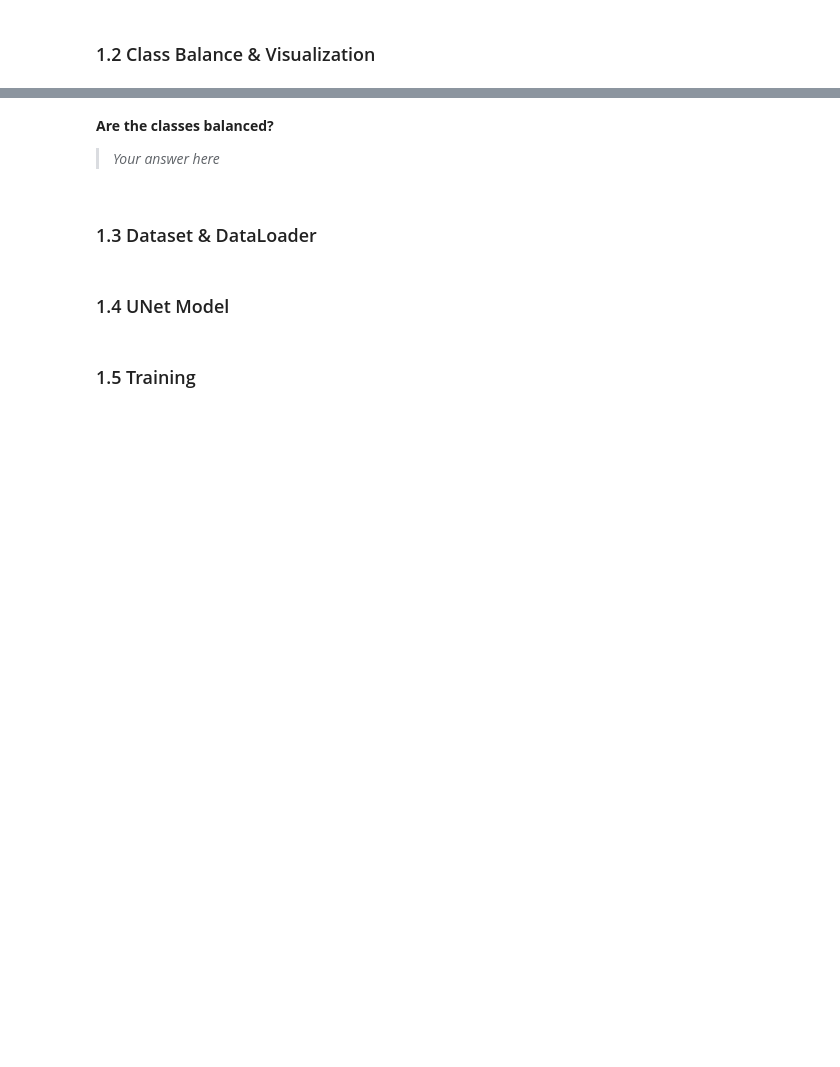
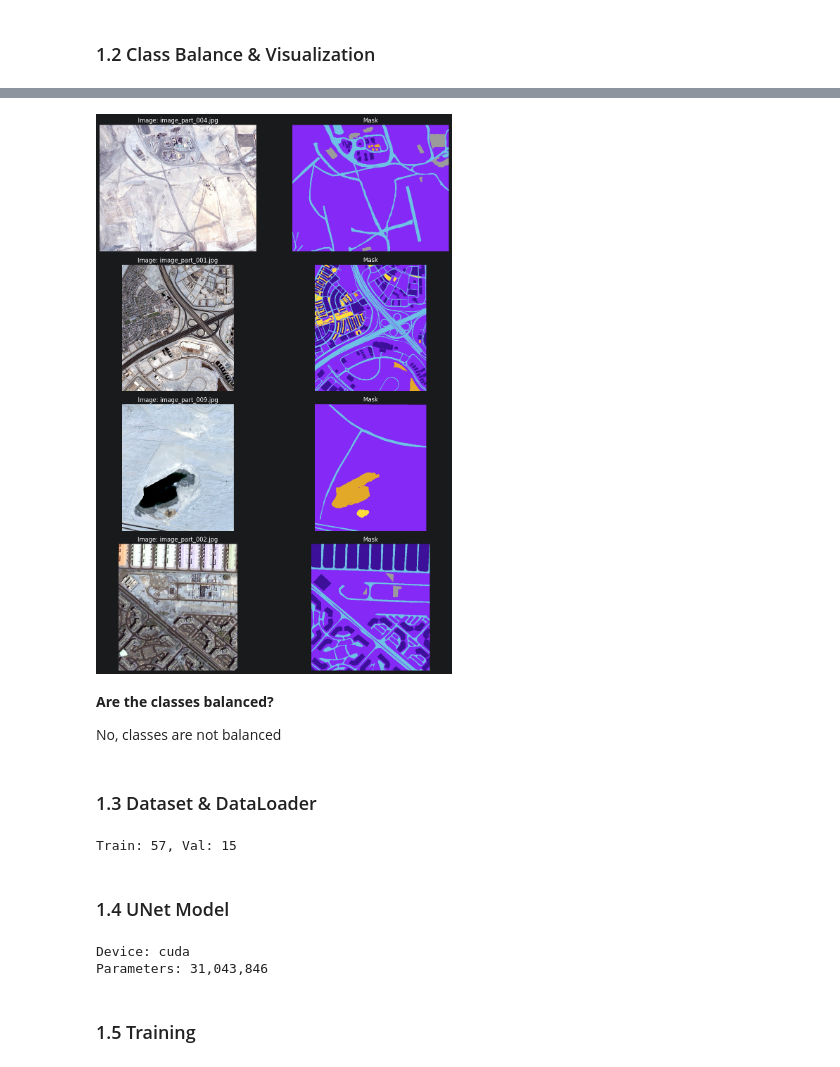
Before and after one commit to rektyyy/Artificial-Intelligence, a Jupyter notebook: Semester2/AdvancedDataMining/9/Assignment9.ipynb, the cells around one changed output, grey strips where cells are left out. Cells and saved outputs as stored; diff of their text form; code cells hidden in the pictures; blank space fills up the shorter version.

```diff
--- a/Semester2/AdvancedDataMining/9/Assignment9.ipynb
+++ b/Semester2/AdvancedDataMining/9/Assignment9.ipynb
@@ -50,28 +51,29 @@ Archive:  semantic-segmentation-of-aerial-imagery.zip
   inflating: dataset/Semantic segmentation dataset/Tile 8/masks/image_part_009.png
   inflating: dataset/Semantic segmentation dataset/classes.json
 # %%
-DATASET_ROOT = Path("dataset")  # adjust if needed
+DATASET_ROOT = Path("dataset/Semantic segmentation dataset")
 
-# Class definitions (Dubai Aerial Imagery dataset)
+# Colors dont match with classes.json xd
+PALETTE = {
+    (60,  16,  152): 0,  # Building
+    (132, 41,  246): 1,  # Land (unpaved area)
+    (110, 193, 228): 2,  # Road
+    (254, 221,  58): 3,  # Vegetation
+    (226, 169,  41): 4,  # Water
+    (155, 155, 155): 5,  # Unlabeled
+}
+
 CLASSES = {
     0: "Building",
-    1: "Land (unpaved)",
+    1: "Land (unpaved area)",
     2: "Road",
     3: "Vegetation",
     4: "Water",
     5: "Unlabeled",
 }
 
-# Color palette used in the masks (RGB)
-PALETTE = {
-    (60, 16, 152): 0,   # Building
-    (132, 41, 246): 1,  # Land
-    (110, 193, 228): 2, # Road
-    (254, 221, 58): 3,  # Vegetation
-    (226, 169, 41): 4,  # Water
-    (155, 155, 155): 5, # Unlabeled
-}
-
 NUM_CLASSES = len(CLASSES)
-print("Classes:", CLASSES)
+print("Palette:")
+for rgb, idx in PALETTE.items():
+    print(f"  {idx}: {CLASSES[idx]} RGB{rgb}")
 # %% [output]
@@ -80,7 +88,6 @@ Classes: {0: 'Building', 1: 'Land (unpaved)', 2: 'Road', 3: 'Vegetation', 4: 'Wa
 ### 1.2 Class Balance & Visualization
 # %%
 def rgb_mask_to_class(mask_rgb: np.ndarray) -> np.ndarray:
-    """Convert RGB mask image to single-channel class index array."""
     h, w, _ = mask_rgb.shape
     class_mask = np.zeros((h, w), dtype=np.uint8)
     for rgb, cls_idx in PALETTE.items():
@@ -90,7 +97,6 @@ def rgb_mask_to_class(mask_rgb: np.ndarray) -> np.ndarray:
 
 
 def collect_image_mask_pairs(root: Path):
-    """Recursively find (image, mask) path pairs."""
     pairs = []
     for img_path in sorted(root.rglob("images/*.jpg")):
         mask_path = img_path.parent.parent / "masks" / (img_path.stem + ".png")
@@ -126,22 +140,23 @@ for cls, cnt in zip(labels, counts):
 # %%
-# Visualize a few examples
-sample_pairs = random.sample(pairs, min(4, len(pairs)))
+sample_pairs = random.sample(pairs, 4)
 
 fig, axes = plt.subplots(len(sample_pairs), 2, figsize=(12, 4 * len(sample_pairs)))
 for row, (img_path, mask_path) in enumerate(sample_pairs):
     img = np.array(Image.open(img_path).convert("RGB"))
     mask_rgb = np.array(Image.open(mask_path).convert("RGB"))
     axes[row, 0].imshow(img)
     axes[row, 0].set_title(f"Image: {img_path.name}")
     axes[row, 0].axis("off")
     axes[row, 1].imshow(mask_rgb)
     axes[row, 1].set_title("Mask")
     axes[row, 1].axis("off")
 plt.tight_layout()
 plt.show()
+# %% [output]
+[figure, added]
 # %% [markdown]
 **Are the classes balanced?**
 
-> *Your answer here*
+No, classes are not balanced
 # %% [markdown]
 ### 1.3 Dataset & DataLoader
@@ -148,32 +187,4 @@ plt.show()
 # %%
-IMG_SIZE = 256
-
-
-class AerialDataset(Dataset):
-    def __init__(self, pairs, img_size=IMG_SIZE, augment=False):
-        self.pairs = pairs
-        self.img_size = img_size
-        self.augment = augment
-
-    def __len__(self):
-        return len(self.pairs)
-
-    def __getitem__(self, idx):
-        img_path, mask_path = self.pairs[idx]
-        img = Image.open(img_path).convert("RGB").resize((self.img_size, self.img_size))
-        mask_rgb = np.array(Image.open(mask_path).convert("RGB").resize(
-            (self.img_size, self.img_size), Image.NEAREST))
-        mask = rgb_mask_to_class(mask_rgb)
-
-        if self.augment and random.random() > 0.5:
-            img = TF.hflip(img)
-            mask = np.fliplr(mask).copy()
-
-        img_tensor = transforms.ToTensor()(img)  # [3, H, W]
-        mask_tensor = torch.from_numpy(mask).long()  # [H, W]
-        return img_tensor, mask_tensor
-
-
 random.shuffle(pairs)
 split = int(0.8 * len(pairs))
 train_pairs, val_pairs = pairs[:split], pairs[split:]
@@ -185,6 +196,8 @@ train_loader = DataLoader(train_ds, batch_size=8, shuffle=True, num_workers=2)
 val_loader = DataLoader(val_ds, batch_size=8, shuffle=False, num_workers=2)
 
 print(f"Train: {len(train_ds)}, Val: {len(val_ds)}")
+# %% [output]
+Train: 57, Val: 15
 # %% [markdown]
 ### 1.4 UNet Model
 # %%
@@ -248,10 +261,12 @@ class UNet(nn.Module):
         return self.final(x)
 
 
-DEVICE = torch.device("cuda" if torch.cuda.is_available() else "cpu")
 model = UNet(in_channels=3, num_classes=NUM_CLASSES).to(DEVICE)
 print(f"Device: {DEVICE}")
 print(f"Parameters: {sum(p.numel() for p in model.parameters()):,}")
+# %% [output]
+Device: cuda
+Parameters: 31,043,846
 # %% [markdown]
 ### 1.5 Training
 # %%
```
Also changed, not shown: parts of 21 cells of this notebook, 1 other file.
